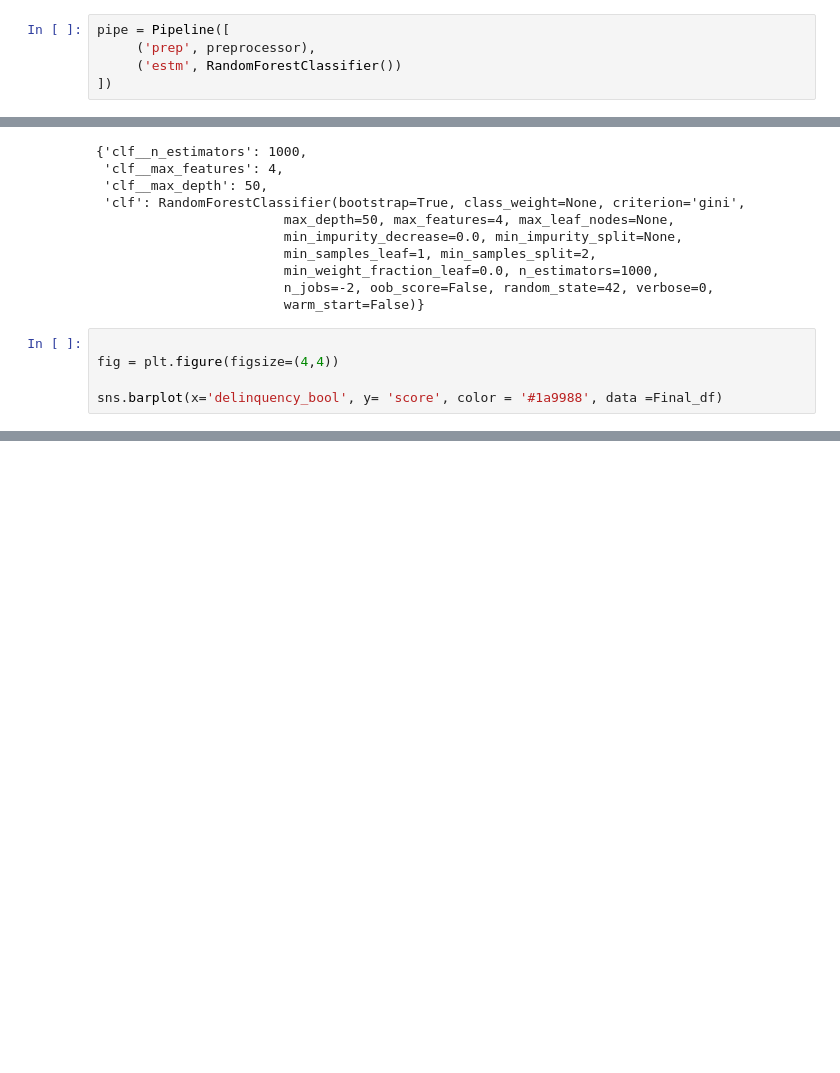
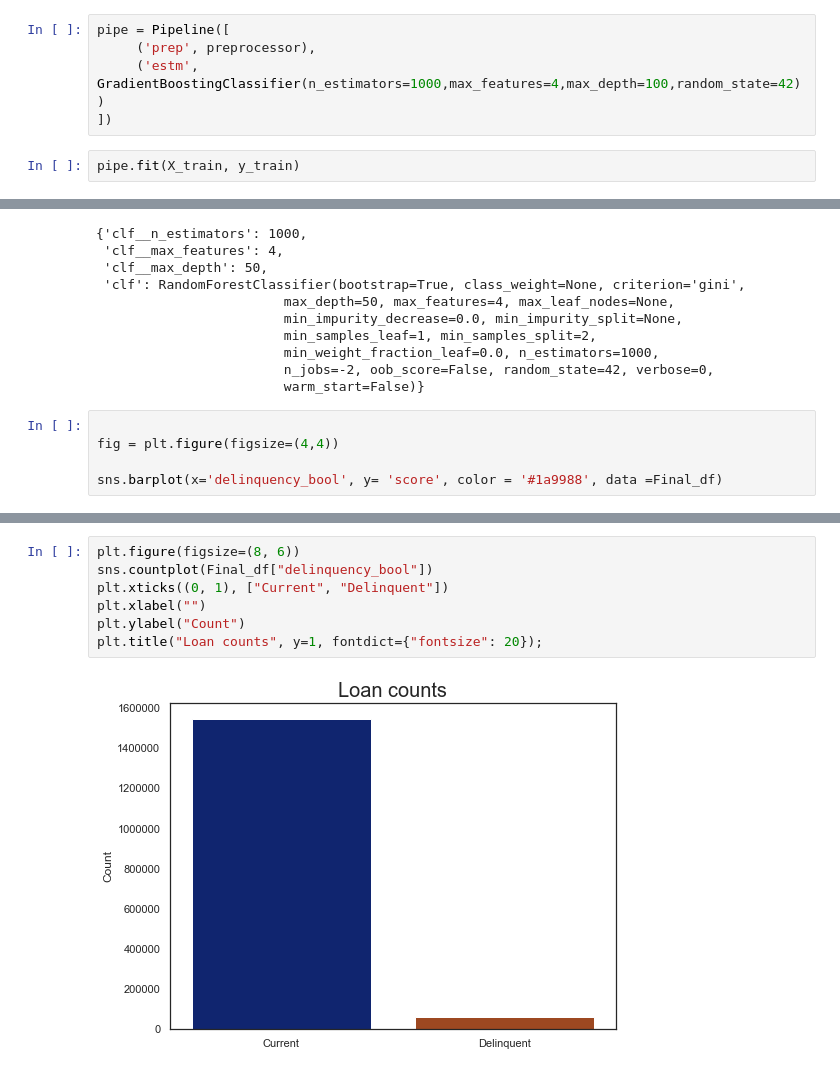
Before and after one commit to vyjayanthipp/Secondary_Mortgage_Loans, a Jupyter notebook: codes/VJ_Model.ipynb, the cells around one changed output, grey strips where cells are left out. Saved outputs shown, nothing was run; the diff lists cells and outputs as text; blank space fills up the shorter version.

Commit message:
GradientBoostingClassifier

```diff
--- a/codes/VJ_Model.ipynb
+++ b/codes/VJ_Model.ipynb
@@ -39,8 +51,10 @@ preprocessor = ColumnTransformer(
 # %%
 pipe = Pipeline([
      ('prep', preprocessor),
-     ('estm', RandomForestClassifier())
+     ('estm', GradientBoostingClassifier(n_estimators=1000,max_features=4,max_depth=100,random_state=42))
 ])
+# %%
+pipe.fit(X_train, y_train)
 # %%
 
 param_grid = dict(estm =[SVC(gamma = 'auto'), LogisticRegression(solver = 'lbfgs',max_iter =1000)],
@@ -218,0 +241,9 @@ sns.scatterplot(x='interest_rate', y= 'upc_balance', color = '#1a9988', hue = 'd
+# %%
+plt.figure(figsize=(8, 6))
+sns.countplot(Final_df["delinquency_bool"])
+plt.xticks((0, 1), ["Current", "Delinquent"])
+plt.xlabel("")
+plt.ylabel("Count")
+plt.title("Loan counts", y=1, fontdict={"fontsize": 20});
+# %% [output]
+[figure, added]
```
Also changed, not shown: parts of 14 cells of this notebook.
